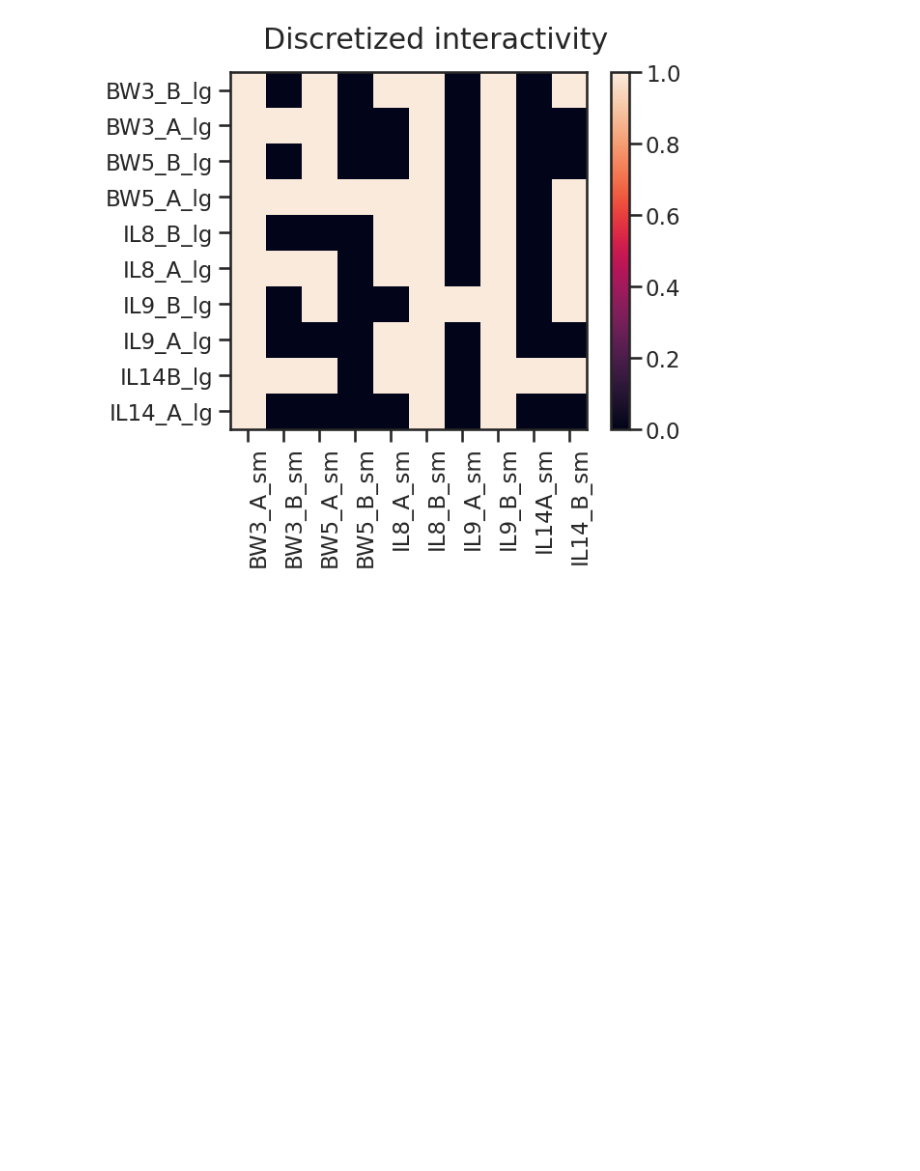
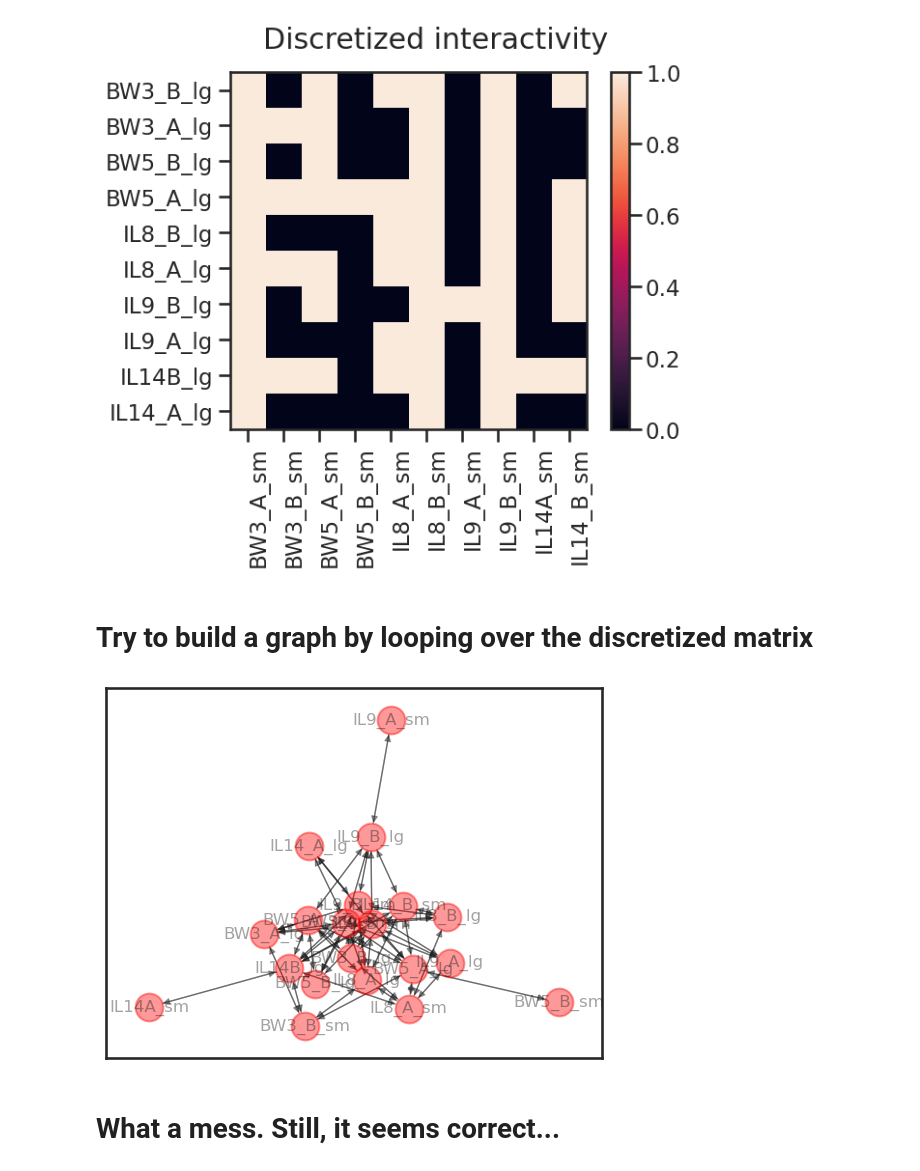
Before and after one commit to proleu/ppigraphx, a Jupyter notebook: 02_affinity_matrix_to_graph.ipynb, the cells around one changed output. Saved outputs shown, nothing was run; the diff lists cells and outputs as text; code cells hidden in the pictures; blank space fills up the shorter version.

Commit message:
first attempt at drawing a graph

```diff
--- a/02_affinity_matrix_to_graph.ipynb
+++ b/02_affinity_matrix_to_graph.ipynb
@@ -124,3 +124,25 @@ plot_mat(discrete, xlabels, ylabels, f"Discretized interactivity")
 # %% [output]
 [figure]
 [figure]
+# %% [markdown]
+# Try to build a graph by looping over the discretized matrix
+# %%
+edges = []
+for row, ylabel in enumerate(ylabels):
+    for col, xlabel in enumerate(xlabels):
+        if bool(discrete[row,col]):
+            edges.append((ylabel, xlabel))
+            edges.append((xlabel, ylabel))
+        else:
+            pass
+
+empirical = nx.MultiDiGraph()
+empirical.add_edges_from(edges)
+
+options = {"node_color": "red", "node_size": 400, "alpha": 0.4}
+nx.draw_networkx(empirical, with_labels=True, **options)
+plt.show()
+# %% [output]
+[figure, added]
+# %% [markdown]
+# What a mess. Still, it seems correct...
```
